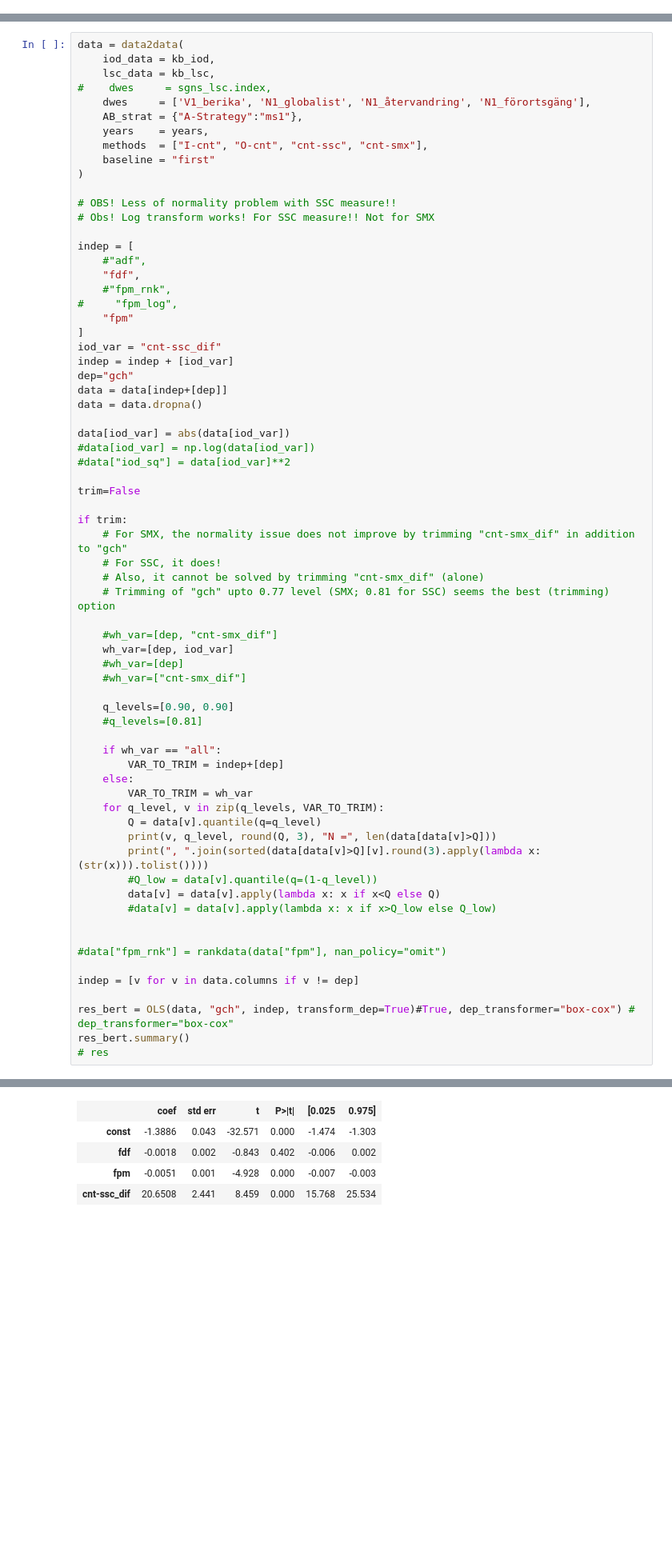
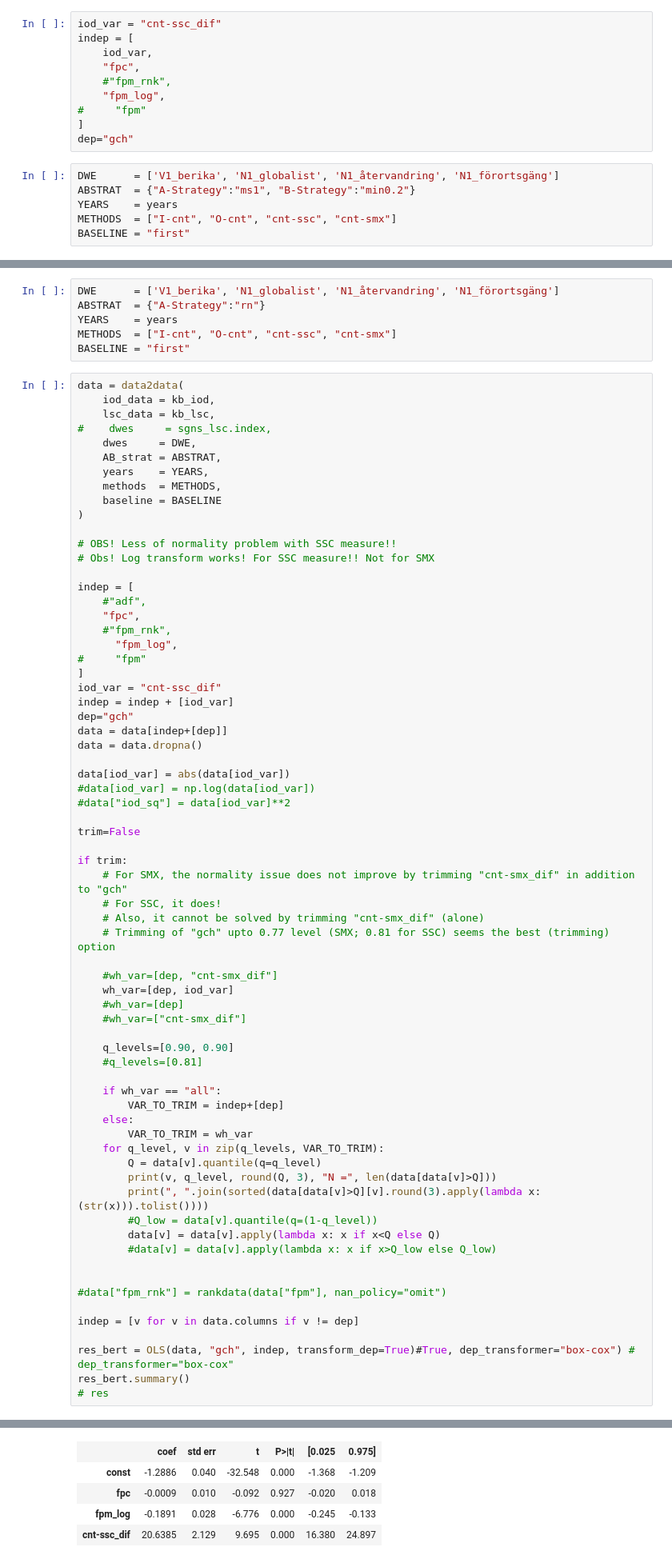
Before and after one commit to mboholm/dw_change, a Jupyter notebook: analysis/replacements/analysis.ipynb, the cells around one changed output, grey strips where cells are left out. Shown at 80% size. Saved outputs shown, nothing was run; the diff lists cells and outputs as text; blank space fills up the shorter version.

```diff
--- a/analysis/replacements/analysis.ipynb
+++ b/analysis/replacements/analysis.ipynb
@@ -572,3 +627,19 @@ def sigmoid(x):
     return s
 # %% [markdown]
 ### SGNS
+# %%
+iod_var = "cnt-ssc_dif"
+indep = [
+    iod_var,
+    "fpc",
+    #"fpm_rnk",
+    "fpm_log",
+#     "fpm"
+]
+dep="gch"
+# %%
+DWE      = ['V1_berika', 'N1_globalist', 'N1_återvandring', 'N1_förortsgäng']
+ABSTRAT  = {"A-Strategy":"ms1", "B-Strategy":"min0.2"}
+YEARS    = years
+METHODS  = ["I-cnt", "O-cnt", "cnt-ssc", "cnt-smx"]
+BASELINE = "first"
@@ -707,15 +1227,21 @@ Stargazer([res_sgns])
 # %% [markdown]
 ### BERT
+# %%
+DWE      = ['V1_berika', 'N1_globalist', 'N1_återvandring', 'N1_förortsgäng']
+ABSTRAT  = {"A-Strategy":"rn"}
+YEARS    = years
+METHODS  = ["I-cnt", "O-cnt", "cnt-ssc", "cnt-smx"]
+BASELINE = "first"
 # %%
 data = data2data(
     iod_data = kb_iod,
     lsc_data = kb_lsc,
 #    dwes     = sgns_lsc.index,
-    dwes     = ['V1_berika', 'N1_globalist', 'N1_återvandring', 'N1_förortsgäng'],
-    AB_strat = {"A-Strategy":"ms1"},
-    years    = years,
-    methods  = ["I-cnt", "O-cnt", "cnt-ssc", "cnt-smx"],
-    baseline = "first"
+    dwes     = DWE,
+    AB_strat = ABSTRAT,
+    years    = YEARS,
+    methods  = METHODS,
+    baseline = BASELINE
 )
 
 # OBS! Less of normality problem with SSC measure!!
@@ -723,10 +1249,10 @@ data = data2data(
 
 indep = [
     #"adf",
-    "fdf",
+    "fpc",
     #"fpm_rnk",
-#     "fpm_log",
-    "fpm"
+      "fpm_log",
+#     "fpm"
 ]
 iod_var = "cnt-ssc_dif"
 indep = indep + [iod_var]
@@ -786,7 +1312,7 @@ OLS Regression Results
 | Df Model: | 3 |  |  |
 | Covariance Type: | nonrobust |  |  |
 |  | coef | std err | t | P>|t| | [0.025 | 0.975] |
-| const | -1.3886 | 0.043 | -32.571 | 0.000 | -1.474 | -1.303 |
-| fdf | -0.0018 | 0.002 | -0.843 | 0.402 | -0.006 | 0.002 |
-| fpm | -0.0051 | 0.001 | -4.928 | 0.000 | -0.007 | -0.003 |
-| cnt-ssc_dif | 20.6508 | 2.441 | 8.459 | 0.000 | 15.768 | 25.534 |
+| const | -1.2886 | 0.040 | -32.548 | 0.000 | -1.368 | -1.209 |
+| fpc | -0.0009 | 0.010 | -0.092 | 0.927 | -0.020 | 0.018 |
+| fpm_log | -0.1891 | 0.028 | -6.776 | 0.000 | -0.245 | -0.133 |
+| cnt-ssc_dif | 20.6385 | 2.129 | 9.695 | 0.000 | 16.380 | 24.897 |
```
Also changed, not shown: parts of 43 cells of this notebook, 7 other files.
